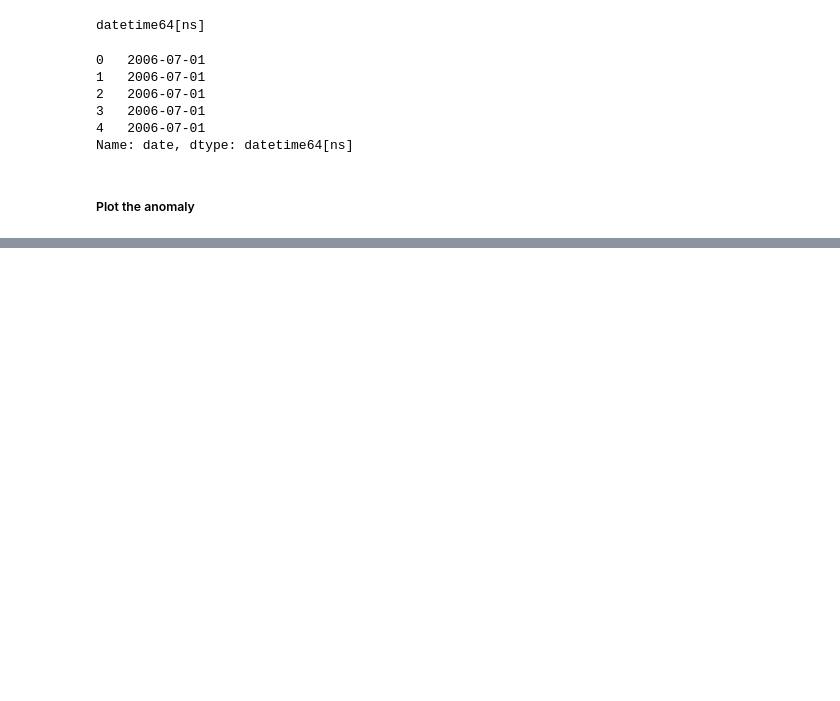
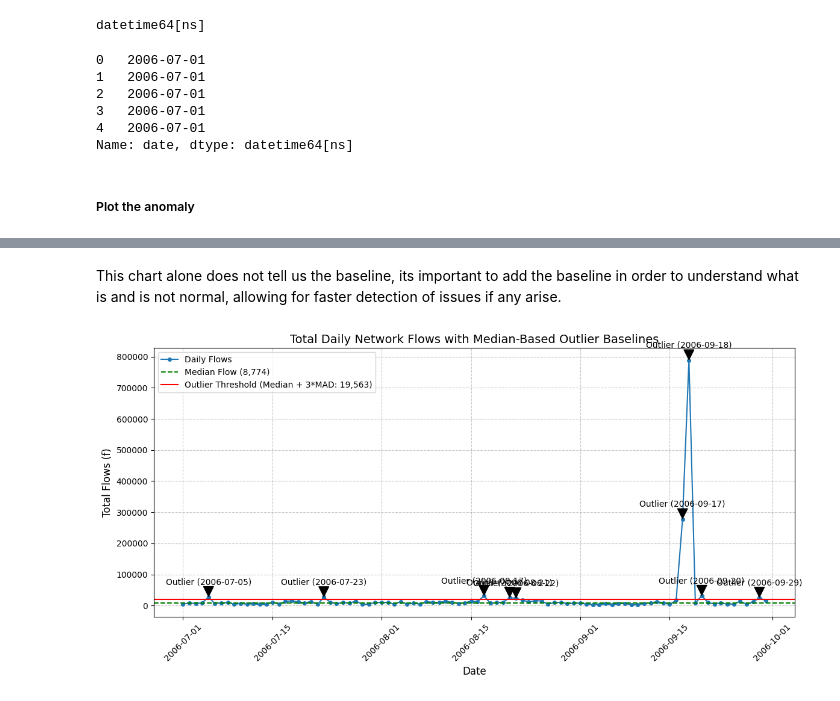
Before and after one commit to theobringino/cybersecurity, a Jupyter notebook: learning/week7/week7_lab.ipynb, the cells around one changed output, grey strips where cells are left out. Drawn from its saved outputs; the diff is of its cells as text; code cells hidden in the pictures; blank space fills up the shorter version.

```diff
--- a/learning/week7/week7_lab.ipynb
+++ b/learning/week7/week7_lab.ipynb
@@ -101,0 +137,49 @@ Name: date, dtype: datetime64[ns]
+# %% [markdown]
+This chart alone does not tell us the baseline, its important to add the baseline in order to understand what is and is not normal, allowing for faster detection of issues if any arise.
+# %%
+flows = daily_flows['total_flows']
+
+# Calculate baselines based on Median (since mean is not going to be usable due to the high outliers)
+median_flow = flows.median()
+mad = np.median(np.abs(flows - median_flow)) #mad or short for median absolute deviation haha
+
+# Lets add an outlier threshold here utilizing the median absolute deviation
+outlier_threshold = median_flow + 3 * mad
+
+outliers = daily_flows[daily_flows['total_flows'] > outlier_threshold].copy()
+outliers['label'] = 'Outlier'
+
+# Plot the time-series data
+plt.figure(figsize=(12, 6))
+plt.plot(daily_flows['date'], daily_flows['total_flows'], marker='o', markersize=4, linestyle='-', label='Daily Flows')
+
+# Plot the baselines
+plt.axhline(median_flow, color='green', linestyle='--', linewidth=1.5, label=f'Median Flow ({median_flow:,.0f})')
+plt.axhline(outlier_threshold, color='red', linestyle='-', linewidth=1.5, label=f'Outlier Threshold (Median + 3*MAD: {outlier_threshold:,.0f})')
+
+# Add annotations for outliers
+for i, row in outliers.iterrows():
+    date_str = row['date'].strftime('%Y-%m-%d')
+    plt.annotate(
+        f"Outlier ({date_str})",
+        (row['date'], row['total_flows']),
+        textcoords="offset points",
+        xytext=(0, 15),
+        ha='center',
+        arrowprops=dict(facecolor='black', shrink=0.05, width=0.5)
+    )
+
+
+# Formatting the plot
+plt.title('Total Daily Network Flows with Median-Based Outlier Baselines', fontsize=14)
+plt.xlabel('Date', fontsize=12)
+plt.ylabel('Total Flows (f)', fontsize=12)
+plt.grid(True, linestyle='--', alpha=0.7)
+plt.xticks(rotation=45)
+plt.legend(loc='upper left')
+plt.tight_layout()
+
+# Save the plot
+plt.savefig('daily_flows_time_series_with_baselines_&_outliers.png')
+# %% [output]
+[figure, added]
```
Also changed, not shown: parts of 4 cells of this notebook, 2 other files.
